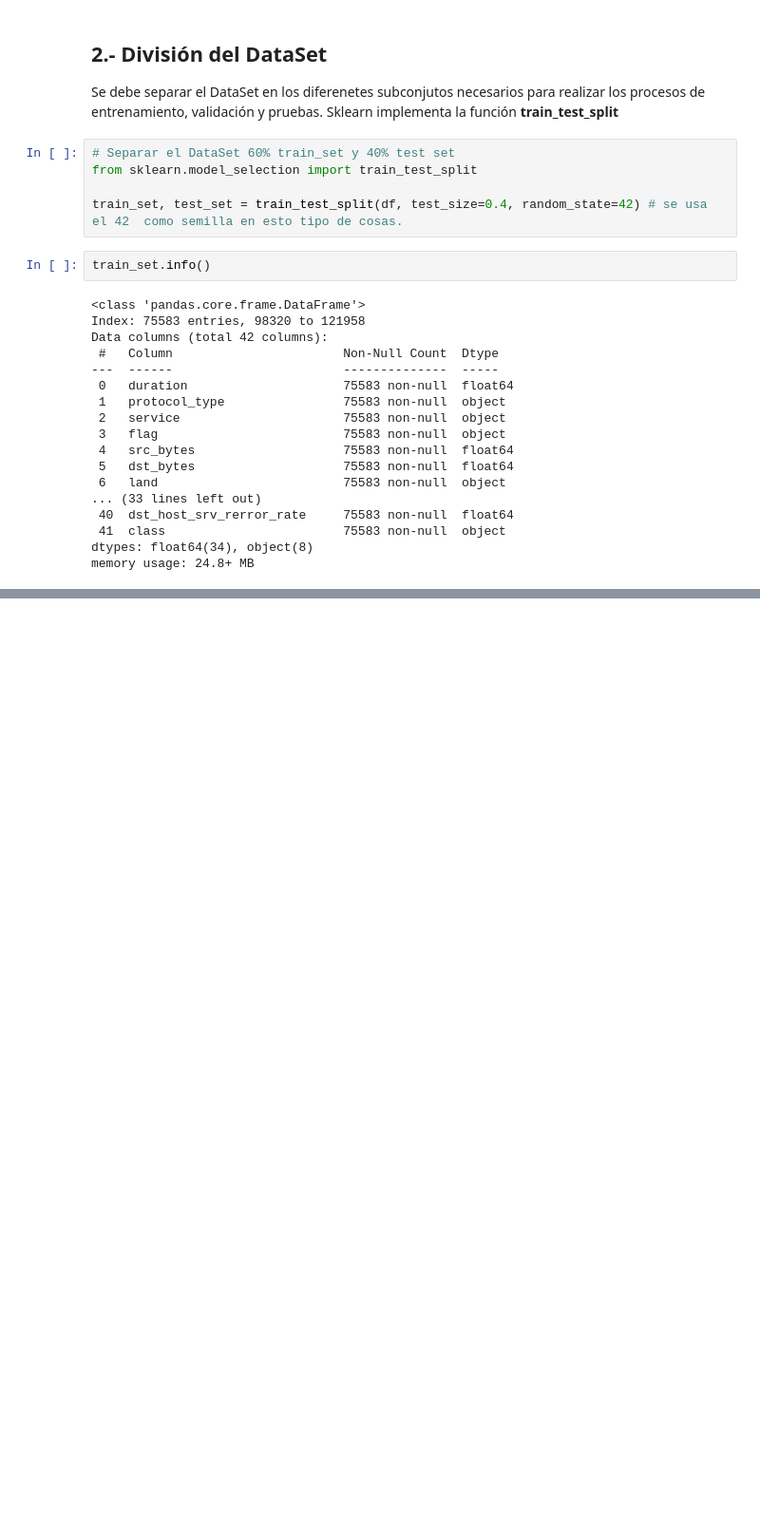
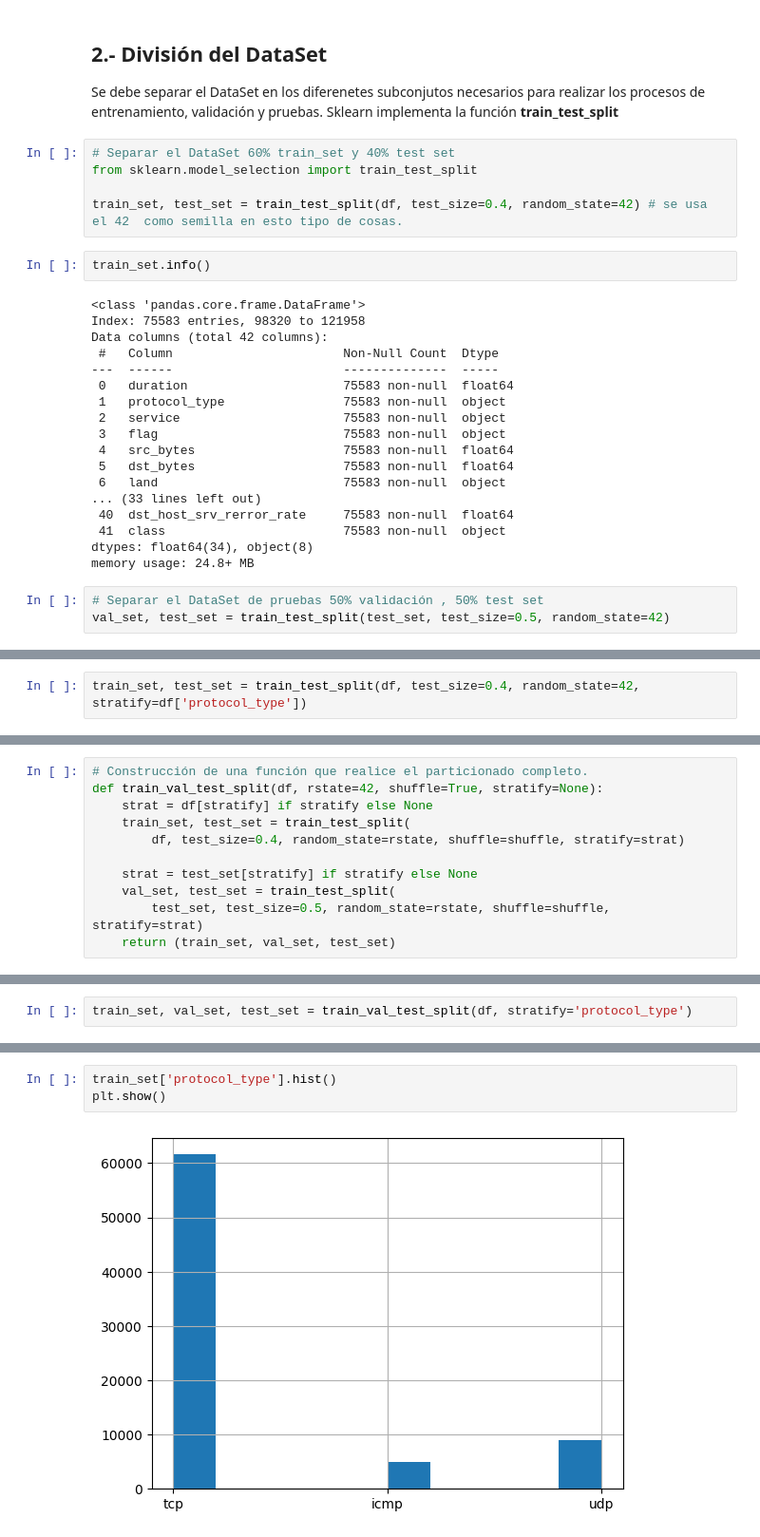
Before and after one commit to DiegoNoguez/Simulacion_Notebook, a Jupyter notebook: 07_Division_Data_Set.ipynb, the cells around one changed output, grey strips where cells are left out. Shown at 95% size. Drawn from its saved outputs; the diff is of its cells as text; blank space fills up the shorter version.

```diff
--- a/07_Division_Data_Set.ipynb
+++ b/07_Division_Data_Set.ipynb
@@ -118,3 +118,6 @@ Data columns (total 42 columns):
  41  class                        75583 non-null  object
 dtypes: float64(34), object(8)
 memory usage: 24.8+ MB
+# %%
+# Separar el DataSet de pruebas 50% validación , 50% test set
+val_set, test_set = train_test_split(test_set, test_size=0.5, random_state=42)
@@ -120,0 +153,2 @@ memory usage: 24.8+ MB
+# %%
+train_set, test_set = train_test_split(df, test_size=0.4, random_state=42, stratify=df['protocol_type'])
@@ -120,0 +157,11 @@ memory usage: 24.8+ MB
+# %%
+# Construcción de una función que realice el particionado completo.
+def train_val_test_split(df, rstate=42, shuffle=True, stratify=None):
+    strat = df[stratify] if stratify else None
+    train_set, test_set = train_test_split(
+        df, test_size=0.4, random_state=rstate, shuffle=shuffle, stratify=strat)
+
+    strat = test_set[stratify] if stratify else None
+    val_set, test_set = train_test_split(
+        test_set, test_size=0.5, random_state=rstate, shuffle=shuffle, stratify=strat)
+    return (train_set, val_set, test_set)
@@ -120,0 +172,2 @@ memory usage: 24.8+ MB
+# %%
+train_set, val_set, test_set = train_val_test_split(df, stratify='protocol_type')
@@ -120,0 +190,5 @@ memory usage: 24.8+ MB
+# %%
+train_set['protocol_type'].hist()
+plt.show()
+# %% [output]
+[figure, added]
```
Also changed, not shown: parts of 11 cells of this notebook.
